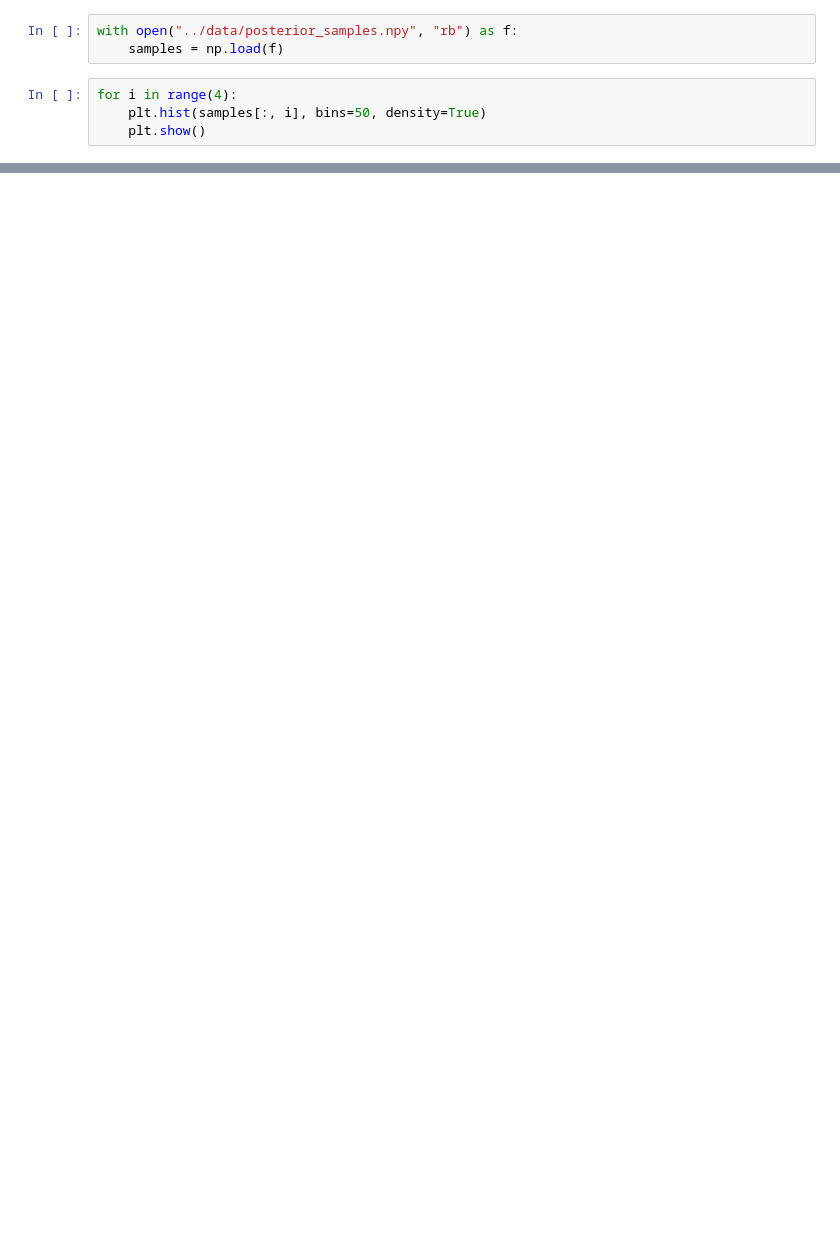
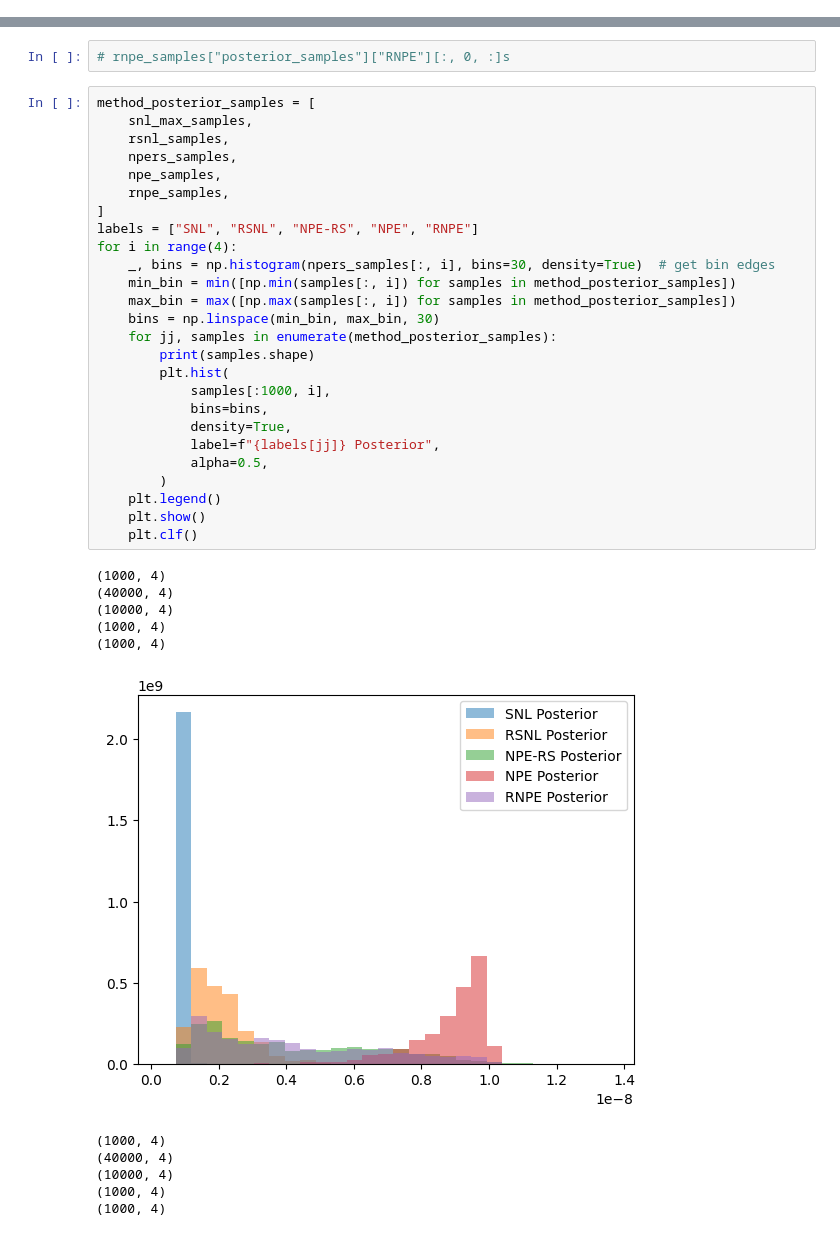
Before and after one commit to RyanJafefKelly/mm_sbi_review, a Jupyter notebook: notebooks/turin_plots_posterior_check.ipynb, the cells around one changed output, grey strips where cells are left out. Saved outputs shown, nothing was run; the diff lists cells and outputs as text; blank space fills up the shorter version.

```diff
--- a/notebooks/turin_plots_posterior_check.ipynb
+++ b/notebooks/turin_plots_posterior_check.ipynb
@@ -4,7 +10,0 @@ import matplotlib.pyplot as plt
-# %%
-with open("../data/posterior_samples.npy", "rb") as f:
-    samples = np.load(f)
-# %%
-for i in range(4):
-    plt.hist(samples[:, i], bins=50, density=True)
-    plt.show()
@@ -15,0 +56,40 @@ for i in range(4):
+# %%
+# rnpe_samples["posterior_samples"]["RNPE"][:, 0, :]s
+# %%
+method_posterior_samples = [
+    snl_max_samples,
+    rsnl_samples,
+    npers_samples,
+    npe_samples,
+    rnpe_samples,
+]
+labels = ["SNL", "RSNL", "NPE-RS", "NPE", "RNPE"]
+for i in range(4):
+    _, bins = np.histogram(npers_samples[:, i], bins=30, density=True)  # get bin edges
+    min_bin = min([np.min(samples[:, i]) for samples in method_posterior_samples])
+    max_bin = max([np.max(samples[:, i]) for samples in method_posterior_samples])
+    bins = np.linspace(min_bin, max_bin, 30)
+    for jj, samples in enumerate(method_posterior_samples):
+        print(samples.shape)
+        plt.hist(
+            samples[:1000, i],
+            bins=bins,
+            density=True,
+            label=f"{labels[jj]} Posterior",
+            alpha=0.5,
+        )
+    plt.legend()
+    plt.show()
+    plt.clf()
+# %% [output]
+(1000, 4)
+(40000, 4)
+(10000, 4)
+(1000, 4)
+(1000, 4)
+[figure, added]
+(1000, 4)
+(40000, 4)
+(10000, 4)
+(1000, 4)
+(1000, 4)
```
Also changed, not shown: parts of 14 cells of this notebook, 5 other files.
